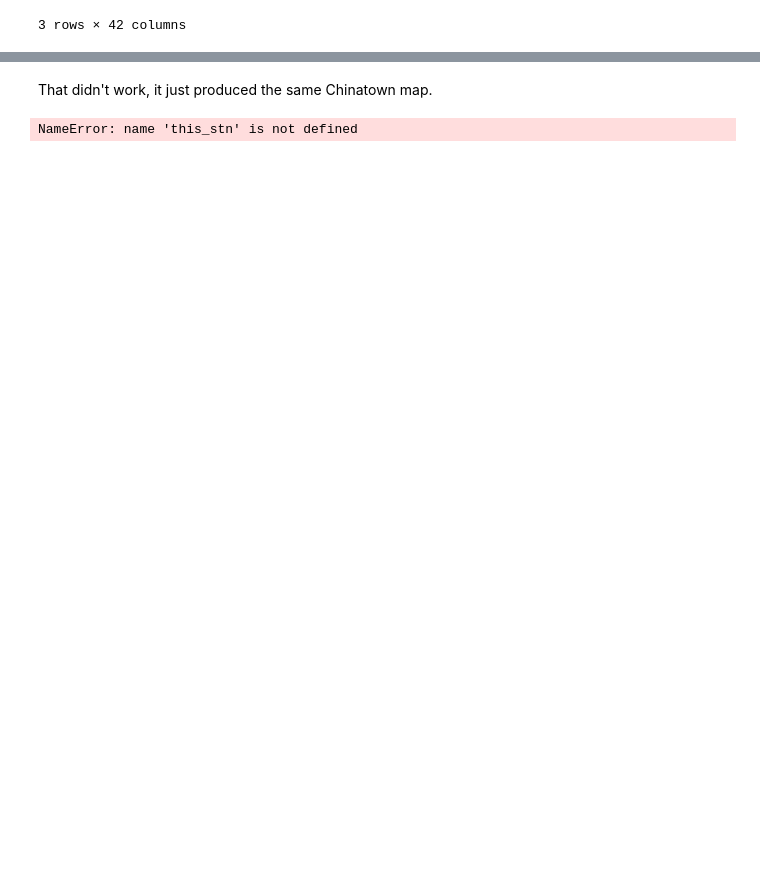
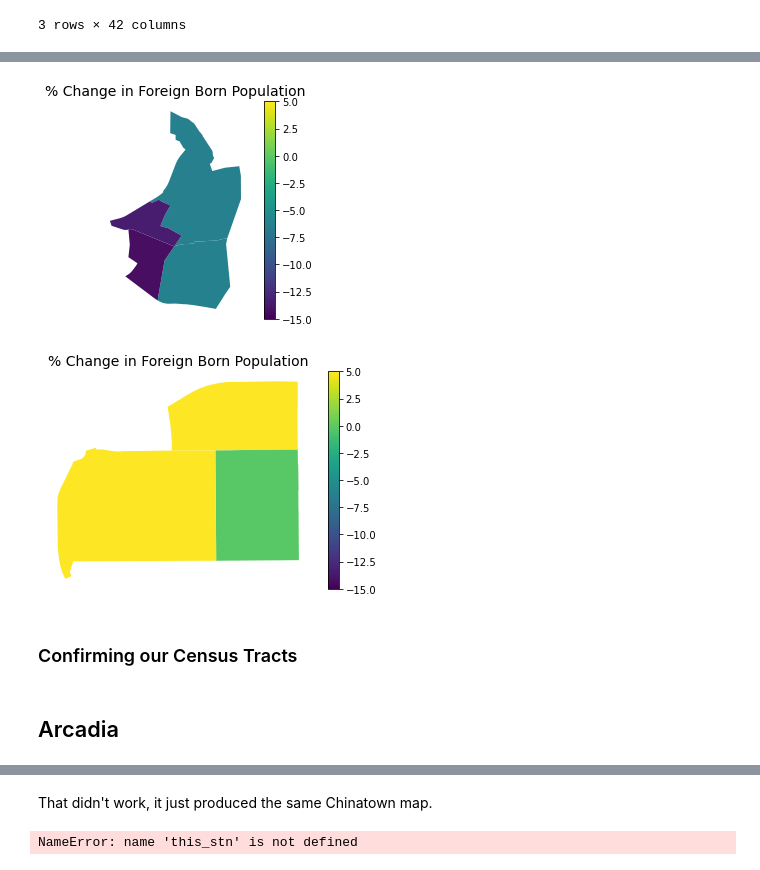
Before and after one commit to erikfelix/group_project, a Jupyter notebook: Draft_Choropleth Function and For Loop.ipynb, the cells around one changed output, grey strips where cells are left out. Cells and saved outputs as stored; diff of their text form; code cells hidden in the pictures; blank space fills up the shorter version.

```diff
--- a/Draft_Choropleth Function and For Loop.ipynb
+++ b/Draft_Choropleth Function and For Loop.ipynb
@@ -335,2 +329,0 @@ posx and posy should be finite values
-# %%
-stations = [chinatown, delmar]
@@ -336,0 +332,29 @@ stations = [chinatown, delmar]
+# %%
+def stn_map(station = 'Chinatown', column = '% Change Foreign Born'):
+
+    #this station
+    this_stn = gdf[gdf['station']==station]
+
+    # plot it
+    fig,ax = plt.subplots()
+
+    ## ALSO, this was key! I could not get only the station area to plot until I changed the plot to this_stn.plot.
+    ## this is pulling only from the subset of interest, depending on what the loop is telling it
+    this_stn.plot(ax=ax,
+                column=column,
+                vmin=-15,
+                vmax=5,
+                legend=True)
+
+    ax.axis('off')
+    ax.set_title('% Change in Foreign Born Population', fontsize=14)
+# %%
+for station in stations:
+    stn_map(station = station)
+# %% [output]
+[figure, added]
+[figure, added]
+# %% [markdown]
+### Confirming our Census Tracts
+# %% [markdown]
+## Arcadia
```
Also changed, not shown: parts of 88 cells of this notebook, 1 other file.
